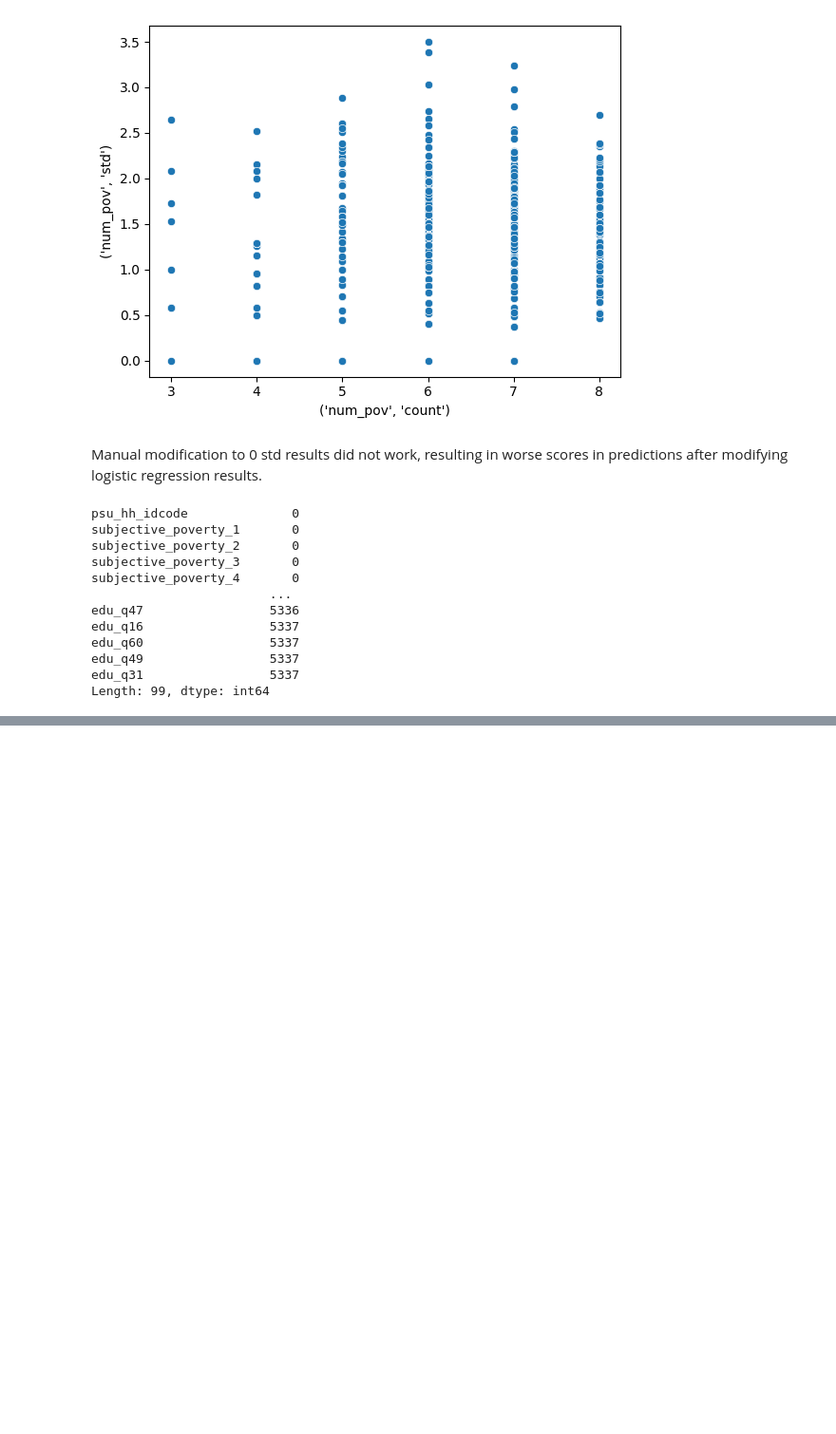
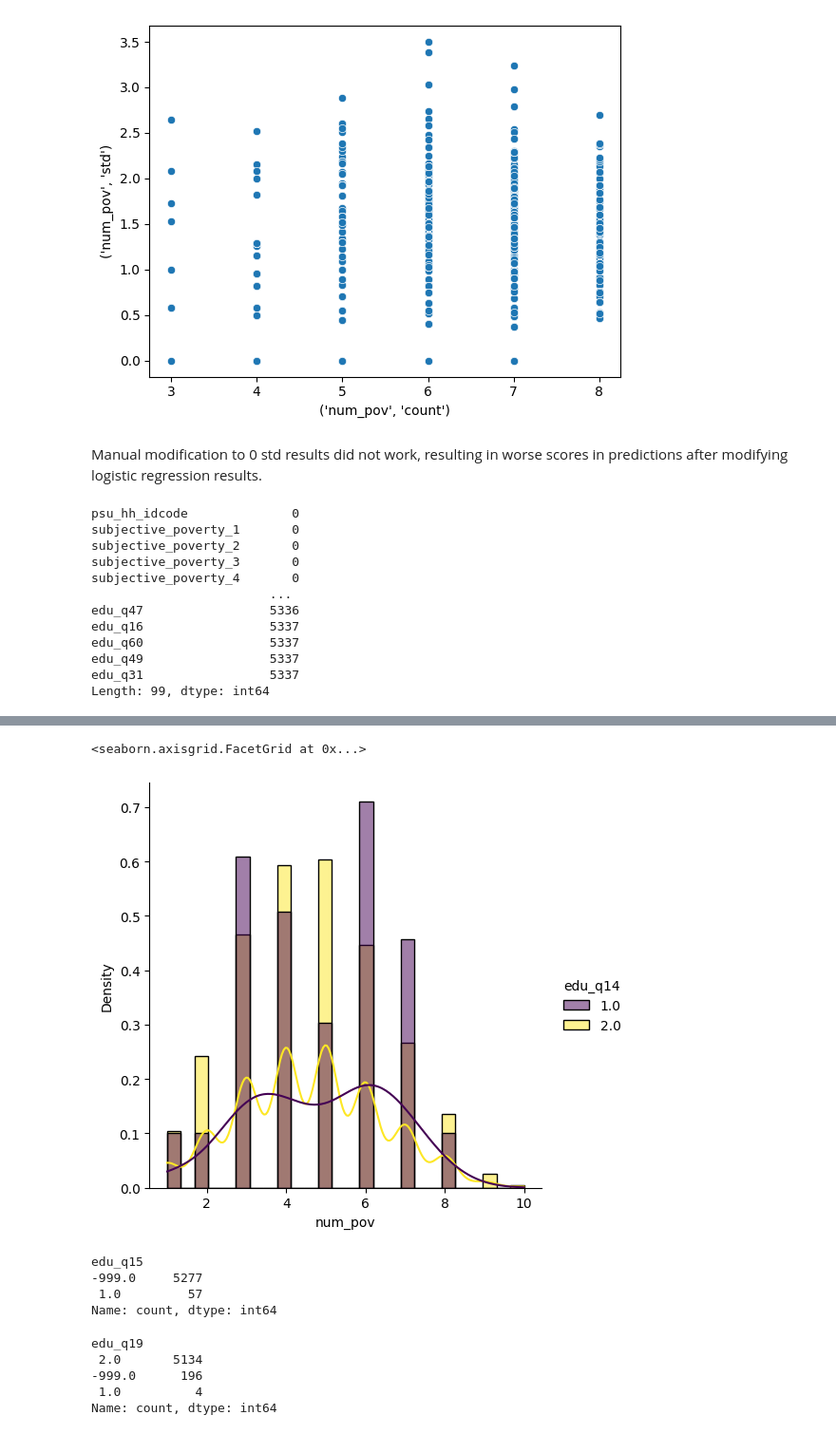
Before and after one commit to BorisLeung/STA841Kaggle, a Jupyter notebook: eda.ipynb, the cells around one changed output, grey strips where cells are left out. Shown at 95% size. Cells and saved outputs as stored; diff of their text form; code cells hidden in the pictures; blank space fills up the shorter version.

```diff
--- a/eda.ipynb
+++ b/eda.ipynb
@@ -346,0 +391,33 @@ Length: 99, dtype: int64
+# %%
+sns.displot(
+    combined_transformed_train_with_num_pov[
+        combined_transformed_train_with_num_pov["edu_q14"] != -999
+    ],
+    x="num_pov",
+    hue="edu_q14",
+    stat="density",
+    common_norm=False,
+    kde=True,
+    # element="step",
+    palette="viridis",
+)
+# %% [output]
+<seaborn.axisgrid.FacetGrid at 0x...>
+[figure, added]
+# %%
+# not attending school this year but had in previous years
+combined_transformed_train_with_num_pov[["edu_q15"]].value_counts()
+# %% [output]
+edu_q15
+-999.0     5277
+ 1.0         57
+Name: count, dtype: int64
+# %%
+# 19 years old or less for not enrolling/attending school in past academic year
+combined_transformed_train_with_num_pov[["edu_q19"]].value_counts()
+# %% [output]
+edu_q19
+ 2.0       5134
+-999.0      196
+ 1.0          4
+Name: count, dtype: int64
```
Also changed, not shown: parts of 16 cells of this notebook, 1 other file.
